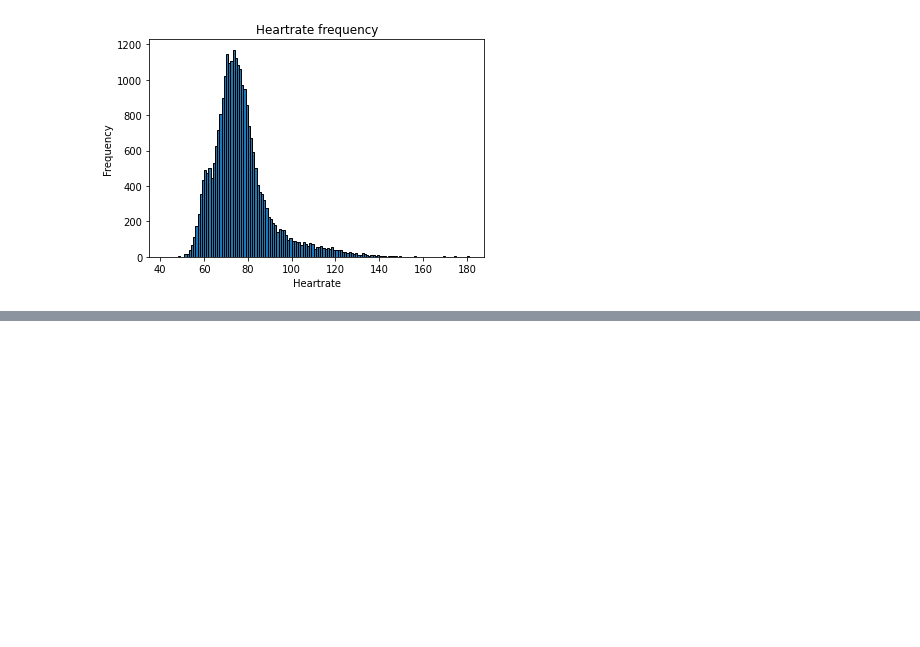
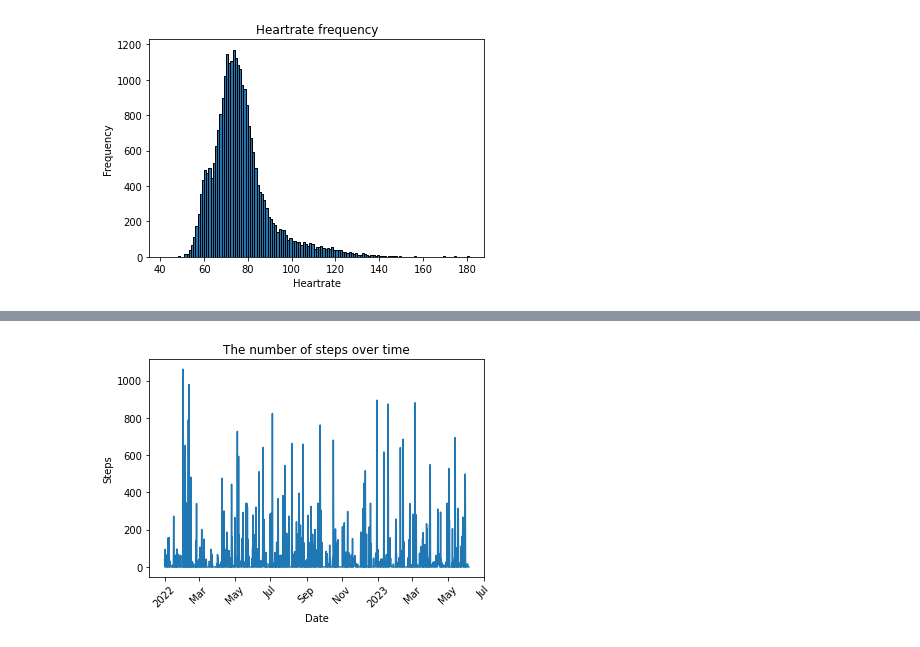
Before and after one commit to YariJulianAnrango/ML4QS, a Jupyter notebook: EDA/EDA.ipynb, the cells around one changed output, grey strips where cells are left out. Cells and saved outputs as stored; diff of their text form; code cells hidden in the pictures; blank space fills up the shorter version.

```diff
--- a/EDA/EDA.ipynb
+++ b/EDA/EDA.ipynb
@@ -146,0 +175,30 @@ plt.show()
+# %%
+import matplotlib.dates as mdates
+# Convert 'startDate' column to datetime objects
+New_weather_steps['start'] = pd.to_datetime(New_weather_steps['start'])
+
+dates = New_weather_steps['start']
+values = New_weather_steps['value_steps']
+
+# Select a subset of values to plot
+subset_indices = np.linspace(0, len(dates) - 1, 1000, dtype=int)  # Select 100 evenly spaced indices
+subset_dates = dates[subset_indices]
+subset_values = values[subset_indices]
+
+fig, ax = plt.subplots()
+ax.plot(subset_dates, subset_values)  # Use scatter plot with markers
+
+ax.set_xlabel('Date')
+ax.set_ylabel('Steps')
+ax.set_title('The number of steps over time')
+
+# Organize the dates on the x-axis
+locator = mdates.AutoDateLocator()  # Automatically determine the date tick positions
+formatter = mdates.ConciseDateFormatter(locator)
+ax.xaxis.set_major_locator(locator)
+ax.xaxis.set_major_formatter(formatter)
+ax.tick_params(axis='x', rotation=45)
+
+plt.show()
+# %% [output]
+[figure, added]
```
Also changed, not shown: parts of 11 cells of this notebook, 12 other files.
